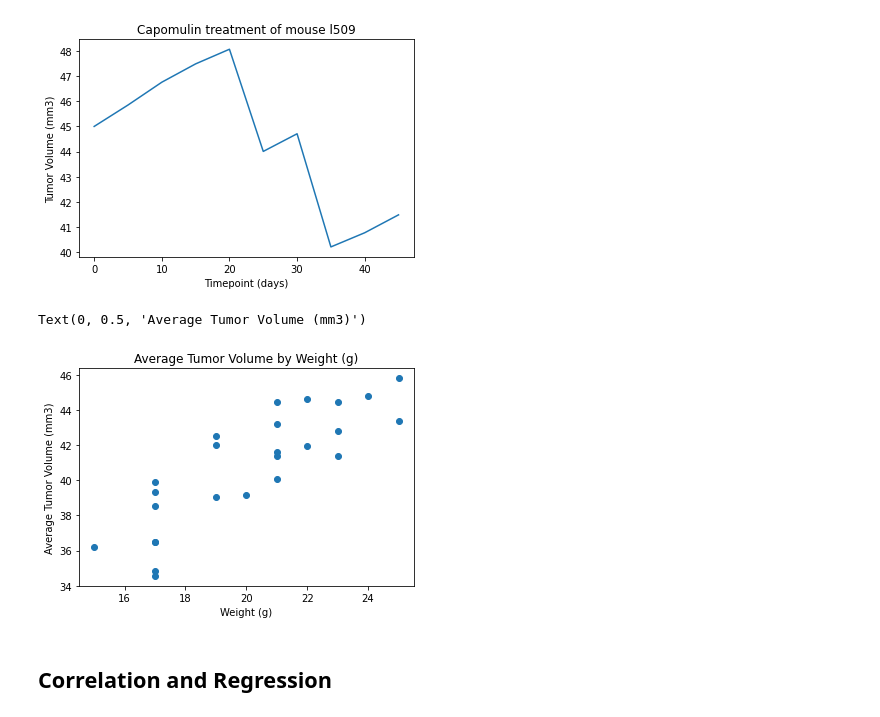
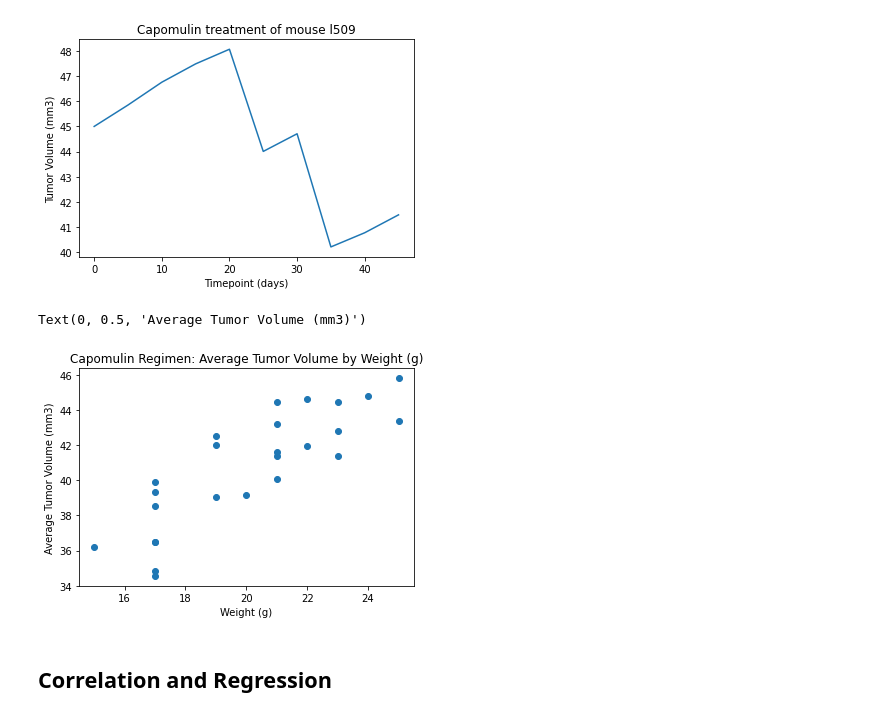
Before and after one commit to hauckc21/Matplotlib-challenge, a Jupyter notebook: Pymaceuticals/pymaceuticals.ipynb, the cells around one changed output. Drawn from its saved outputs; the diff is of its cells as text; code cells hidden in the pictures.

```diff
--- a/Pymaceuticals/pymaceuticals.ipynb
+++ b/Pymaceuticals/pymaceuticals.ipynb
@@ -214,12 +214,12 @@ plt.show()
 # %%
 # Generate a scatter plot of mouse weight versus average tumor volume for the Capomulin regimen
 capo_df_mean = capo_df.groupby(["Mouse ID"]).mean()
 plt.scatter(capo_df_mean["Weight (g)"],capo_df_mean["Tumor Volume (mm3)"])
-plt.title("Average Tumor Volume by Weight (g)")
+plt.title("Capomulin Regimen: Average Tumor Volume by Weight (g)")
 plt.xlabel("Weight (g)")
 plt.ylabel("Average Tumor Volume (mm3)")
 # %% [output]
 Text(0, 0.5, 'Average Tumor Volume (mm3)')
-[figure, old version]
+[figure, new version]
 # %% [markdown]
 ## Correlation and Regression
```
Also changed, not shown: parts of 4 cells of this notebook.
